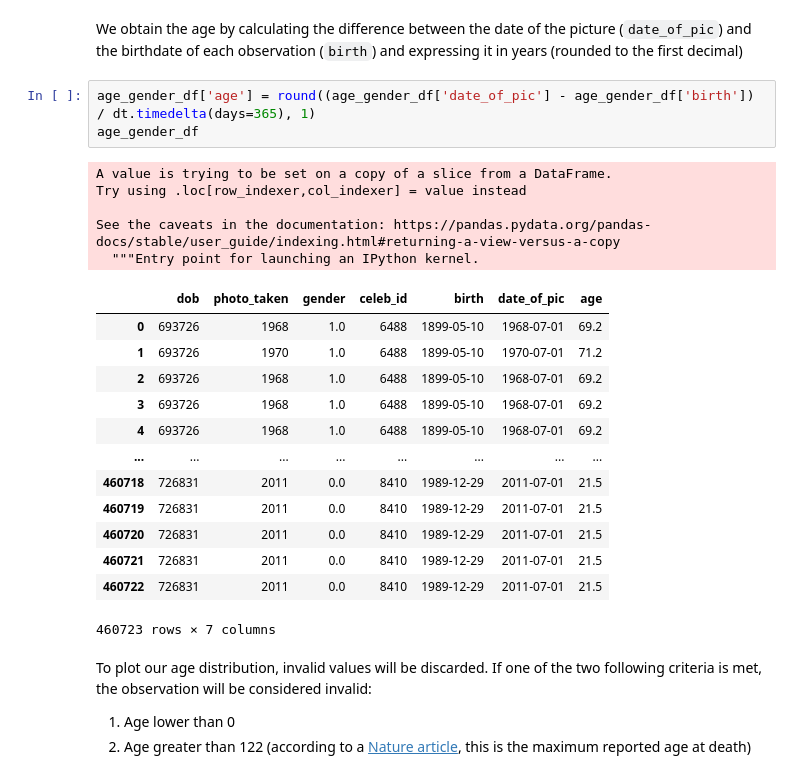
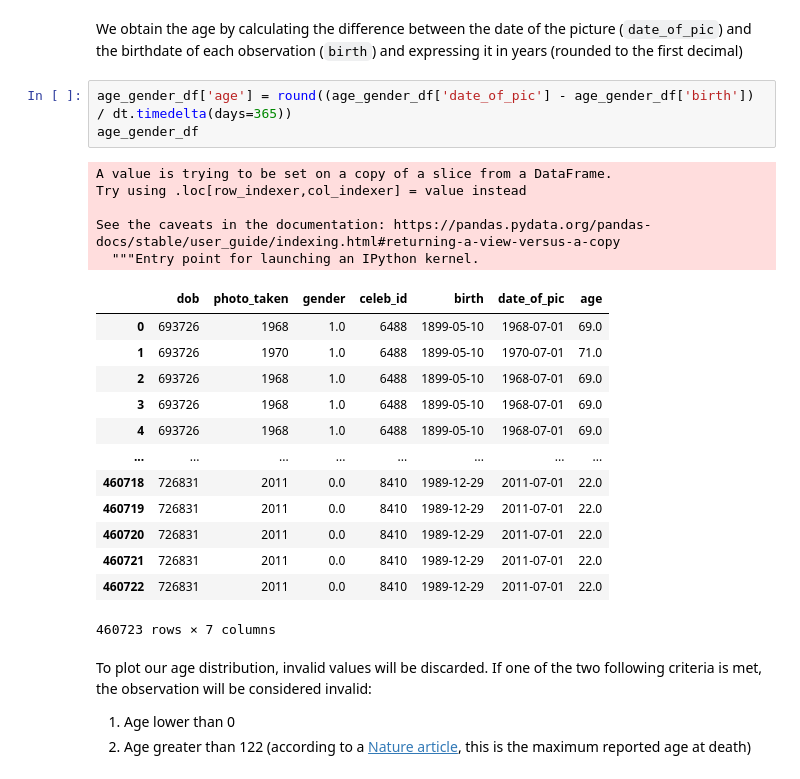
Before and after one commit to mgutierrezc/CAAI-IMDB-WIKI, a Jupyter notebook: CAAI Data Task - Marco Gutierrez.ipynb, the cells around one changed output. Cells and saved outputs as stored; diff of their text form.

```diff
--- a/CAAI Data Task - Marco Gutierrez.ipynb
+++ b/CAAI Data Task - Marco Gutierrez.ipynb
@@ -142,26 +142,26 @@ See the caveats in the documentation: https://pandas.pydata.org/pandas-docs/stab
 # %% [markdown]
 We obtain the age by calculating the difference between the date of the picture (`date_of_pic`) and the birthdate of each observation (`birth`) and expressing it in years (rounded to the first decimal)
 # %%
-age_gender_df['age'] = round((age_gender_df['date_of_pic'] - age_gender_df['birth']) / dt.timedelta(days=365), 1)
+age_gender_df['age'] = round((age_gender_df['date_of_pic'] - age_gender_df['birth']) / dt.timedelta(days=365))
 age_gender_df
 # %% [output]
 A value is trying to be set on a copy of a slice from a DataFrame.
 Try using .loc[row_indexer,col_indexer] = value instead
 
 See the caveats in the documentation: https://pandas.pydata.org/pandas-docs/stable/user_guide/indexing.html#returning-a-view-versus-a-copy
   """Entry point for launching an IPython kernel.
 |  | dob | photo_taken | gender | celeb_id | birth | date_of_pic | age |
-| 0 | 693726 | 1968 | 1.0 | 6488 | 1899-05-10 | 1968-07-01 | 69.2 |
-| 1 | 693726 | 1970 | 1.0 | 6488 | 1899-05-10 | 1970-07-01 | 71.2 |
-| 2 | 693726 | 1968 | 1.0 | 6488 | 1899-05-10 | 1968-07-01 | 69.2 |
-| 3 | 693726 | 1968 | 1.0 | 6488 | 1899-05-10 | 1968-07-01 | 69.2 |
-| 4 | 693726 | 1968 | 1.0 | 6488 | 1899-05-10 | 1968-07-01 | 69.2 |
+| 0 | 693726 | 1968 | 1.0 | 6488 | 1899-05-10 | 1968-07-01 | 69.0 |
+| 1 | 693726 | 1970 | 1.0 | 6488 | 1899-05-10 | 1970-07-01 | 71.0 |
+| 2 | 693726 | 1968 | 1.0 | 6488 | 1899-05-10 | 1968-07-01 | 69.0 |
+| 3 | 693726 | 1968 | 1.0 | 6488 | 1899-05-10 | 1968-07-01 | 69.0 |
+| 4 | 693726 | 1968 | 1.0 | 6488 | 1899-05-10 | 1968-07-01 | 69.0 |
 | ... | ... | ... | ... | ... | ... | ... | ... |
-| 460718 | 726831 | 2011 | 0.0 | 8410 | 1989-12-29 | 2011-07-01 | 21.5 |
-| 460719 | 726831 | 2011 | 0.0 | 8410 | 1989-12-29 | 2011-07-01 | 21.5 |
-| 460720 | 726831 | 2011 | 0.0 | 8410 | 1989-12-29 | 2011-07-01 | 21.5 |
-| 460721 | 726831 | 2011 | 0.0 | 8410 | 1989-12-29 | 2011-07-01 | 21.5 |
-| 460722 | 726831 | 2011 | 0.0 | 8410 | 1989-12-29 | 2011-07-01 | 21.5 |
+| 460718 | 726831 | 2011 | 0.0 | 8410 | 1989-12-29 | 2011-07-01 | 22.0 |
+| 460719 | 726831 | 2011 | 0.0 | 8410 | 1989-12-29 | 2011-07-01 | 22.0 |
+| 460720 | 726831 | 2011 | 0.0 | 8410 | 1989-12-29 | 2011-07-01 | 22.0 |
+| 460721 | 726831 | 2011 | 0.0 | 8410 | 1989-12-29 | 2011-07-01 | 22.0 |
+| 460722 | 726831 | 2011 | 0.0 | 8410 | 1989-12-29 | 2011-07-01 | 22.0 |
 460723 rows × 7 columns
 # %% [markdown]
 To plot our age distribution, invalid values will be discarded. If one of the two following criteria is met, the observation will be considered invalid:
```
Also changed, not shown: parts of 15 cells of this notebook, 2 other files.
